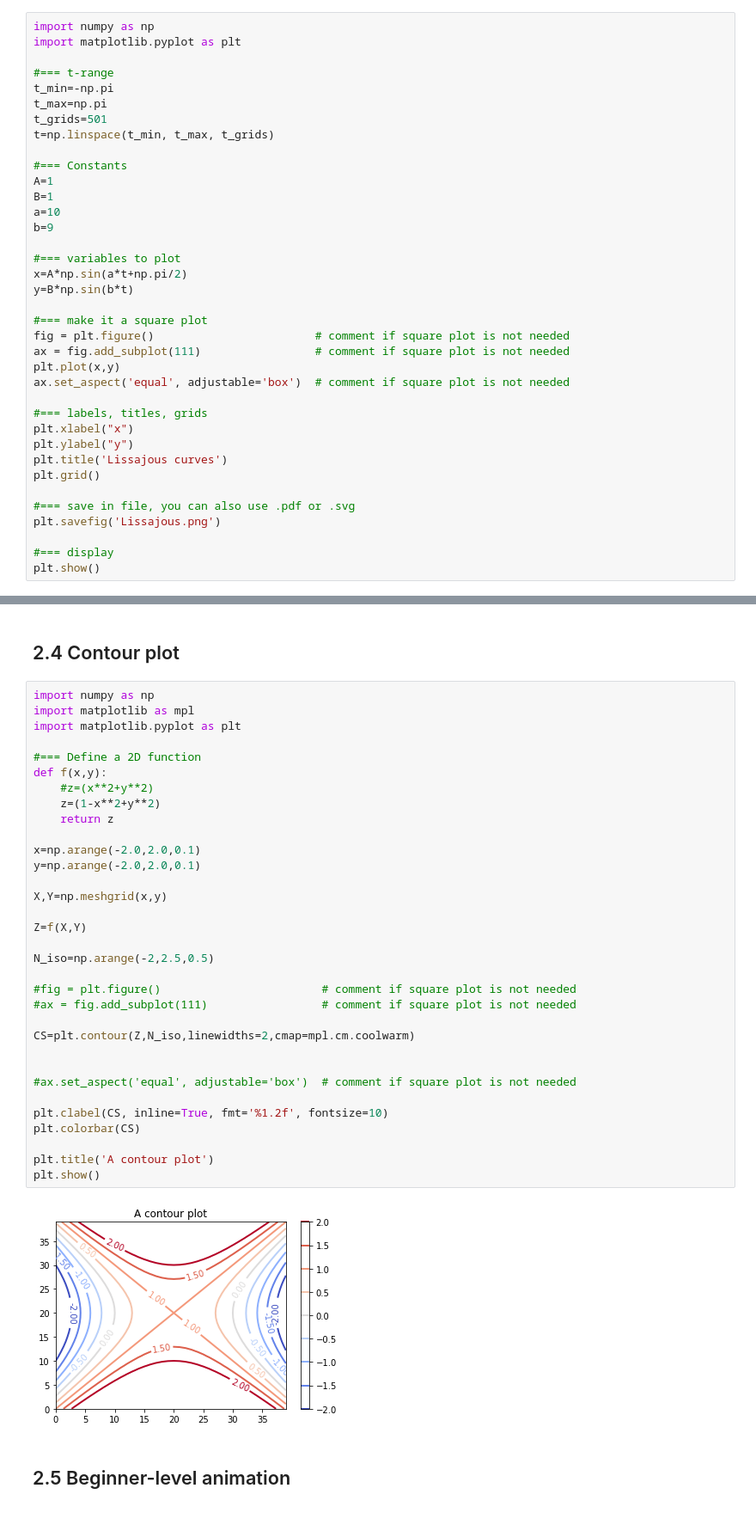
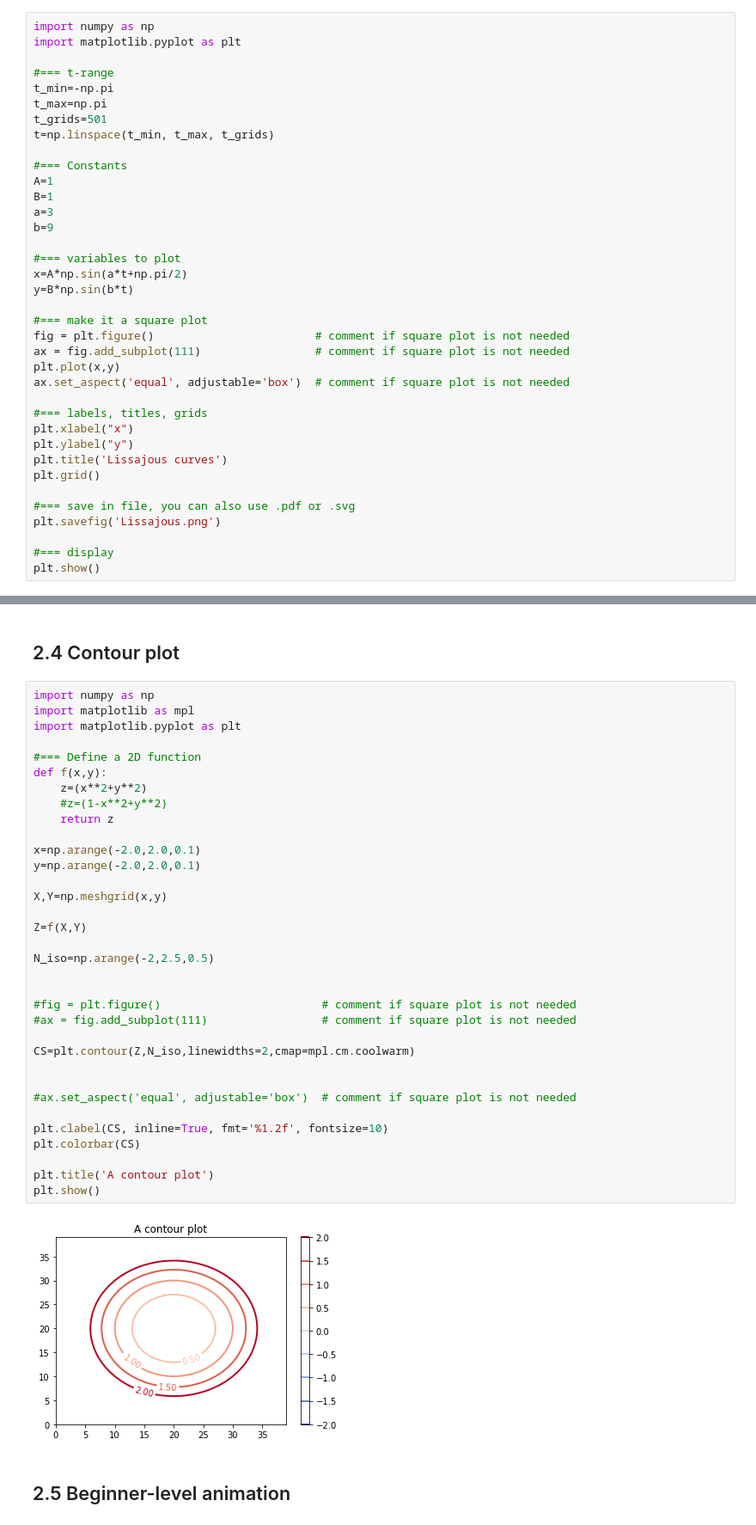
Before and after one commit to theyoungelite/nm2023, a Jupyter notebook: notebooks/ch03_modules_plotting.ipynb, the cells around one changed output, grey strips where cells are left out. Shown: that part at 86% size. Drawn from its saved outputs; the diff is of its cells as text.

```diff
--- a/notebooks/ch03_modules_plotting.ipynb
+++ b/notebooks/ch03_modules_plotting.ipynb
@@ -274,7 +298,7 @@ t=np.linspace(t_min, t_max, t_grids)
 #=== Constants
 A=1
 B=1
-a=10
+a=3
 b=9
 
 #=== variables to plot
@@ -307,36 +331,37 @@ import numpy as np
 import matplotlib as mpl
 import matplotlib.pyplot as plt
 
 #=== Define a 2D function
 def f(x,y):
-    #z=(x**2+y**2)
-    z=(1-x**2+y**2)
+    z=(x**2+y**2)
+    #z=(1-x**2+y**2)
     return z
 
 x=np.arange(-2.0,2.0,0.1)
 y=np.arange(-2.0,2.0,0.1)
 
 X,Y=np.meshgrid(x,y)
 
 Z=f(X,Y)
 
 N_iso=np.arange(-2,2.5,0.5)
+
 
 #fig = plt.figure()                        # comment if square plot is not needed
 #ax = fig.add_subplot(111)                 # comment if square plot is not needed
 
 CS=plt.contour(Z,N_iso,linewidths=2,cmap=mpl.cm.coolwarm)
 
 
 #ax.set_aspect('equal', adjustable='box')  # comment if square plot is not needed
 
 plt.clabel(CS, inline=True, fmt='%1.2f', fontsize=10)
 plt.colorbar(CS)
 
 plt.title('A contour plot')
 plt.show()
 # %% [output]
-[figure, old version]
+[figure, new version]
 # %% [markdown]
 ## 2.5 Beginner-level animation
 # %%
```
Also changed, not shown: parts of 9 cells of this notebook, 13 other files.
